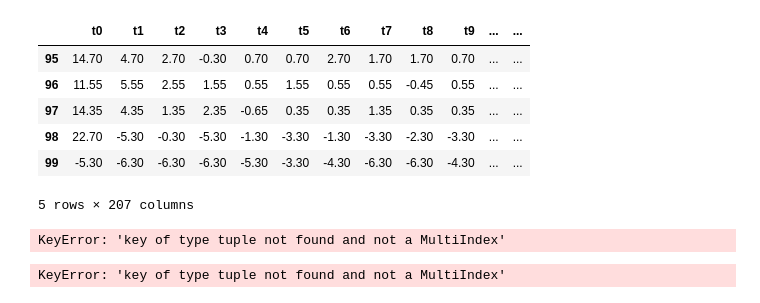
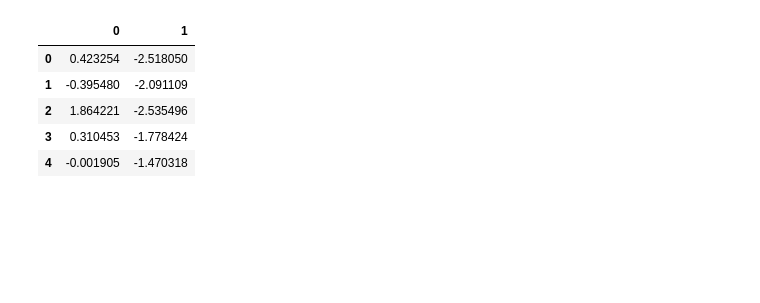
Before and after one commit to Daniel-Orlandi/credit_card_fraud_detection, a Jupyter notebook: app/main.ipynb, the cells around one changed output. Drawn from its saved outputs; the diff is of its cells as text; code cells hidden in the pictures; blank space fills up the shorter version.

```diff
--- a/app/main.ipynb
+++ b/app/main.ipynb
@@ -51,27 +35 @@ encoder_df
-# %%
-categorized_df = dataframe.join(encoder_df)
-categorized_df.drop(columns={'Classes'}, inplace=True)
-categorized_df.columns = categorized_df.columns.astype('str')
-categorized_df.tail(5)
-# %% [output]
-|  | t0 | t1 | t2 | t3 | t4 | t5 | t6 | t7 | t8 | t9 | ... | ... |
-| 95 | 14.70 | 4.70 | 2.70 | -0.30 | 0.70 | 0.70 | 2.70 | 1.70 | 1.70 | 0.70 | ... | ... |
-| 96 | 11.55 | 5.55 | 2.55 | 1.55 | 0.55 | 1.55 | 0.55 | 0.55 | -0.45 | 0.55 | ... | ... |
-| 97 | 14.35 | 4.35 | 1.35 | 2.35 | -0.65 | 0.35 | 0.35 | 1.35 | 0.35 | 0.35 | ... | ... |
-| 98 | 22.70 | -5.30 | -0.30 | -5.30 | -1.30 | -3.30 | -1.30 | -3.30 | -2.30 | -3.30 | ... | ... |
-| 99 | -5.30 | -6.30 | -6.30 | -6.30 | -5.30 | -3.30 | -4.30 | -6.30 | -6.30 | -4.30 | ... | ... |
-5 rows × 207 columns
-# %%
-plot_candidate = categorized_df[categorized_df[str(0)]==1].iloc[0]
-plot_candidate[:,:'t199']
-# %% [output]
-KeyError: 'key of type tuple not found and not a MultiIndex'
-# %%
-# Plotting each class
-for each_class in range(7):
- plot_candidate = categorized_df[categorized_df[str(each_class)]==1]
- data = plot_candidate.iloc[0][:,:'t199']
- seaborn.lineplot(x=list(range(200),y=)
-# %% [output]
-KeyError: 'key of type tuple not found and not a MultiIndex'
 # %%
@@ -81,0 +45,13 @@ X_train, X_test, y_train, y_test = train_test_split(X, y, stratify=y, train_size
+# %%
+#pca plot, to see data
+pca = PCA(n_components=2)
+pca.fit(X)
+X = pandas.DataFrame(pca.transform(X))
+X.head(5)
+# %% [output]
+|  | 0 | 1 |
+| 0 | 0.423254 | -2.518050 |
+| 1 | -0.395480 | -2.091109 |
+| 2 | 1.864221 | -2.535496 |
+| 3 | 0.310453 | -1.778424 |
+| 4 | -0.001905 | -1.470318 |
```
Also changed, not shown: parts of 13 cells of this notebook, 7 other files.
